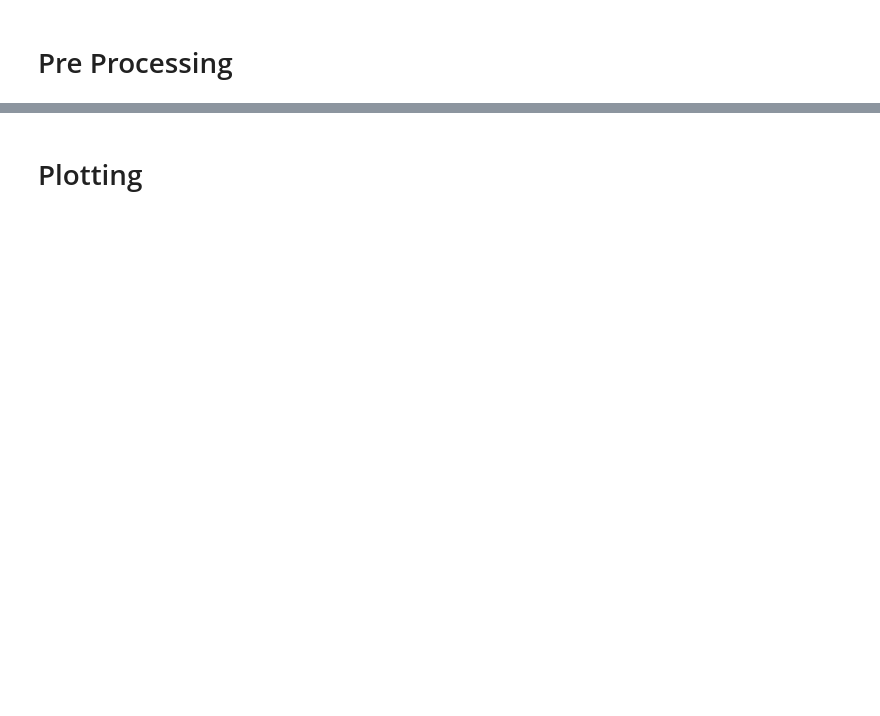
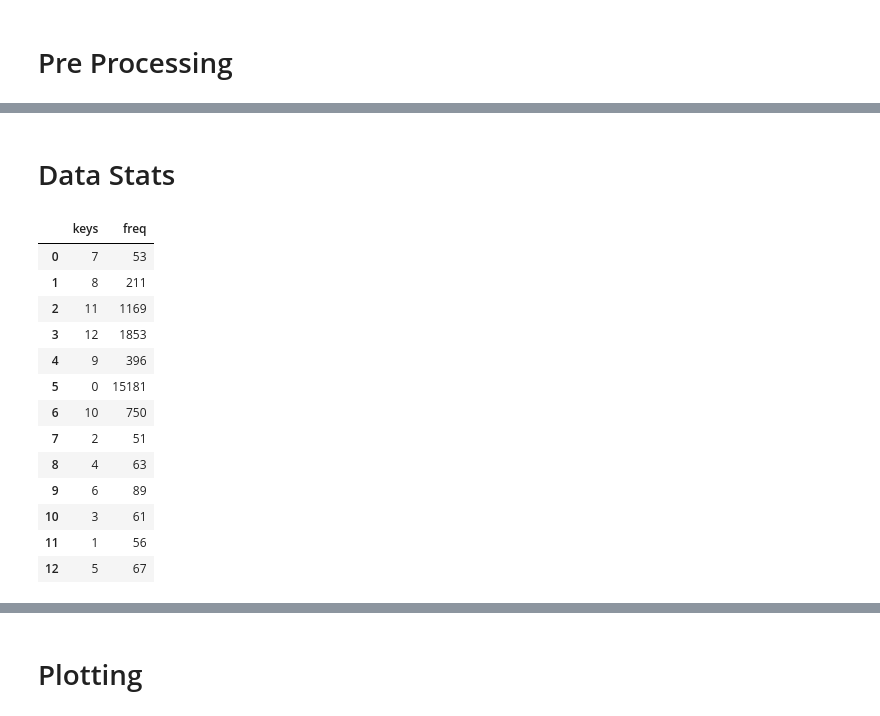
Before and after one commit to davemeijdam/map-generalization-thesis-2021, a Jupyter notebook: Main.ipynb, the cells around one changed output, grey strips where cells are left out. Saved outputs shown, nothing was run; the diff lists cells and outputs as text; code cells hidden in the pictures; blank space fills up the shorter version.

```diff
--- a/Main.ipynb
+++ b/Main.ipynb
@@ -75,9 +103,37 @@ data = pd.read_csv('/Users/davemeijdam/Documents/Data Science/Master/Master Thes
 # %% [markdown]
 # Pre Processing
 # %%
-simplify_possibilities = [['D-P', 0.005], ['D-P', 0.001], ['D-P', 0.0005], ['D-P', 0.0001],
+simplify_possibilities = [['D-P', 0], ['D-P', 0.005], ['D-P', 0.001], ['D-P', 0.0005], ['D-P', 0.0001],
                          ['D-P', 0.00005], ['D-P', 0.00001], ['V-W', 0.000005],
                          ['V-W', 0.000001], ['V-W', 0.0000005], ['V-W', 0.0000001], ['V-W', 0.00000005],
                          ['V-W', 0.00000001]]
 
 MAX_LENGTH_DEFICIT = -0.1
+# %%
+Lines = []
+Polygons = []
+MultiPolygons = []
+inProj = Proj(init='epsg:28991')
+outProj = Proj(init='epsg:4326')
+a=0
+for row in pand_centrum_data[0:10]:
+    print(str(a) + " / " + str(len(pand_centrum_data)), end="\r")
+    a = a + 1
+    keys = row.keys()
+
+    for key in keys:
+        for element in row[key]['features']:
+
+            if element['geometry']['type'] == 'LineString':
+                Lines.append(element['geometry']['coordinates'])
+
+            if element['geometry']['type'] == 'Polygon':
+                Polygons.append(element['geometry']['coordinates'][0])
+
+            #if element['geometry']['type'] == 'MultiPolygon':
+                #MultiPolygons.append(element['geometry']['coordinates'])
+
+
+
+#test = lvl10_data[0]['spoor.se_fld12_lijngeometrie2d']['features'][0]['geometry']['coordinates']
+#print(Polygons)
@@ -170,3 +238,23 @@ y = np.array(y)
+# %% [markdown]
+# Data Stats
+# %%
+pd.DataFrame({'keys':Counter(y).keys(),
+              'freq':Counter(y).values()})
+# %% [output]
+|  | keys | freq |
+| 0 | 7 | 53 |
+| 1 | 8 | 211 |
+| 2 | 11 | 1169 |
+| 3 | 12 | 1853 |
+| 4 | 9 | 396 |
+| 5 | 0 | 15181 |
+| 6 | 10 | 750 |
+| 7 | 2 | 51 |
+| 8 | 4 | 63 |
+| 9 | 6 | 89 |
+| 10 | 3 | 61 |
+| 11 | 1 | 56 |
+| 12 | 5 | 67 |
 # %%
 # Select index of simplification possibility
 INDEX = 6
```
Also changed, not shown: parts of 15 cells of this notebook.
